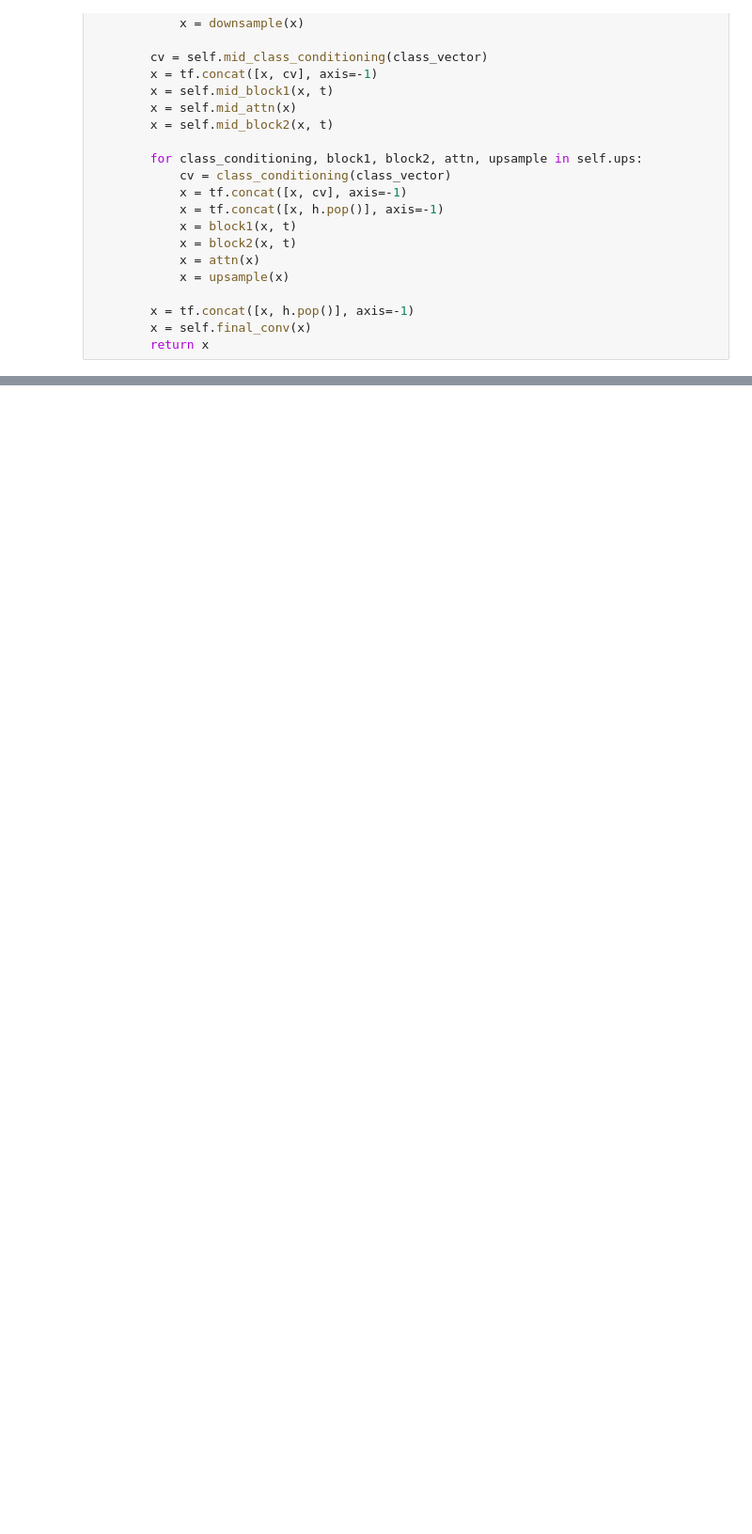
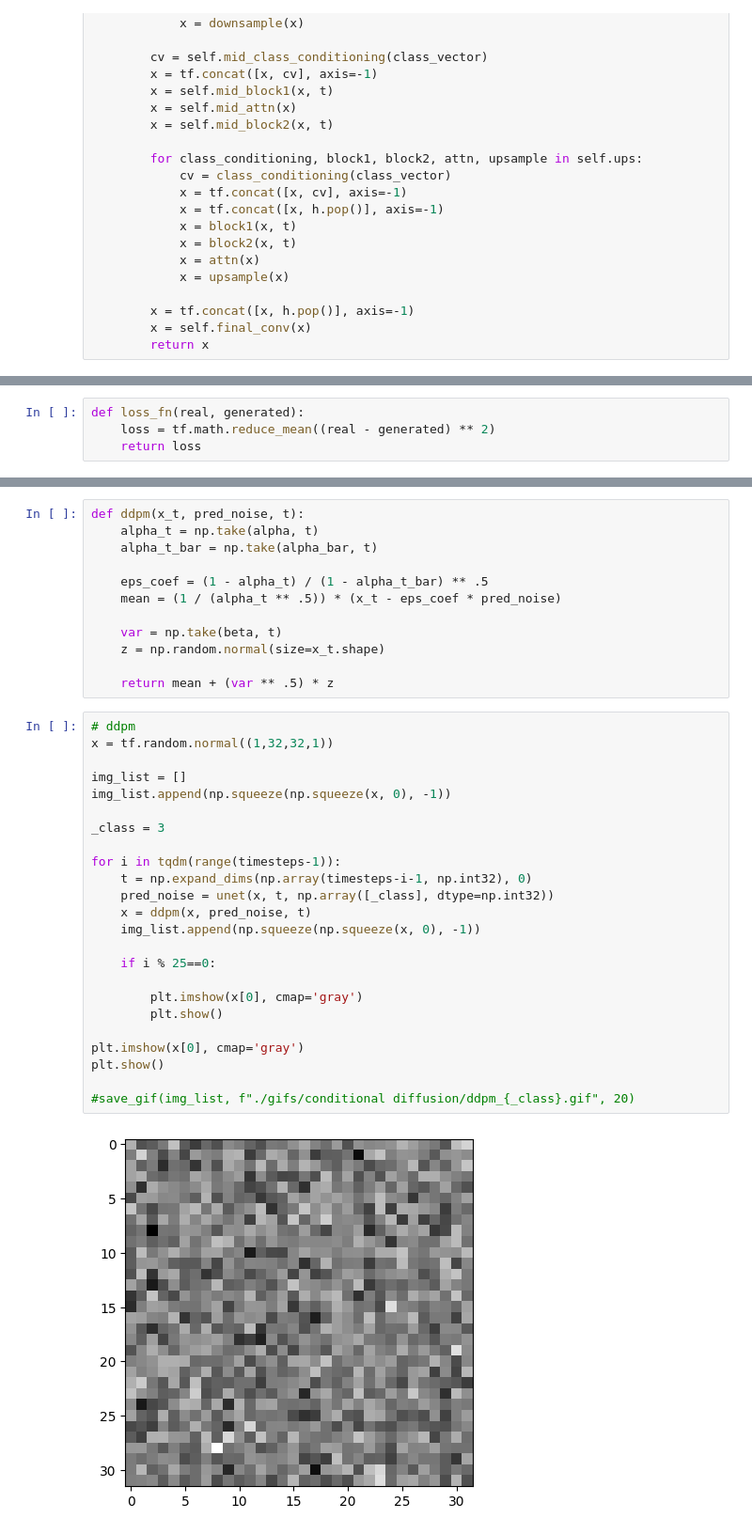
Before and after one commit to AhmedGamal411/DiffusionSpeech2Face, a Jupyter notebook: createDiffusion.ipynb, the cells around one changed output, grey strips where cells are left out. Shown: that part at 94% size. Saved outputs shown, nothing was run; the diff lists cells and outputs as text; blank space fills up the shorter version.

Commit message:
- Finished a working createDiffusion on test data

```diff
--- a/createDiffusion.ipynb
+++ b/createDiffusion.ipynb
@@ -553,0 +534,4 @@ name 'math' is not defined
+# %%
+def loss_fn(real, generated):
+    loss = tf.math.reduce_mean((real - generated) ** 2)
+    return loss
@@ -553,0 +623,38 @@ name 'math' is not defined
+# %%
+def ddpm(x_t, pred_noise, t):
+    alpha_t = np.take(alpha, t)
+    alpha_t_bar = np.take(alpha_bar, t)
+
+    eps_coef = (1 - alpha_t) / (1 - alpha_t_bar) ** .5
+    mean = (1 / (alpha_t ** .5)) * (x_t - eps_coef * pred_noise)
+
+    var = np.take(beta, t)
+    z = np.random.normal(size=x_t.shape)
+
+    return mean + (var ** .5) * z
+# %%
+# ddpm
+x = tf.random.normal((1,32,32,1))
+
+img_list = []
+img_list.append(np.squeeze(np.squeeze(x, 0), -1))
+
+_class = 3
+
+for i in tqdm(range(timesteps-1)):
+    t = np.expand_dims(np.array(timesteps-i-1, np.int32), 0)
+    pred_noise = unet(x, t, np.array([_class], dtype=np.int32))
+    x = ddpm(x, pred_noise, t)
+    img_list.append(np.squeeze(np.squeeze(x, 0), -1))
+
+    if i % 25==0:
+
+        plt.imshow(x[0], cmap='gray')
+        plt.show()
+
+plt.imshow(x[0], cmap='gray')
+plt.show()
+
+#save_gif(img_list, f"./gifs/conditional diffusion/ddpm_{_class}.gif", 20)
+# %% [output]
+[figure, added]
```
Also changed, not shown: parts of 9 cells of this notebook, 1 other file.
